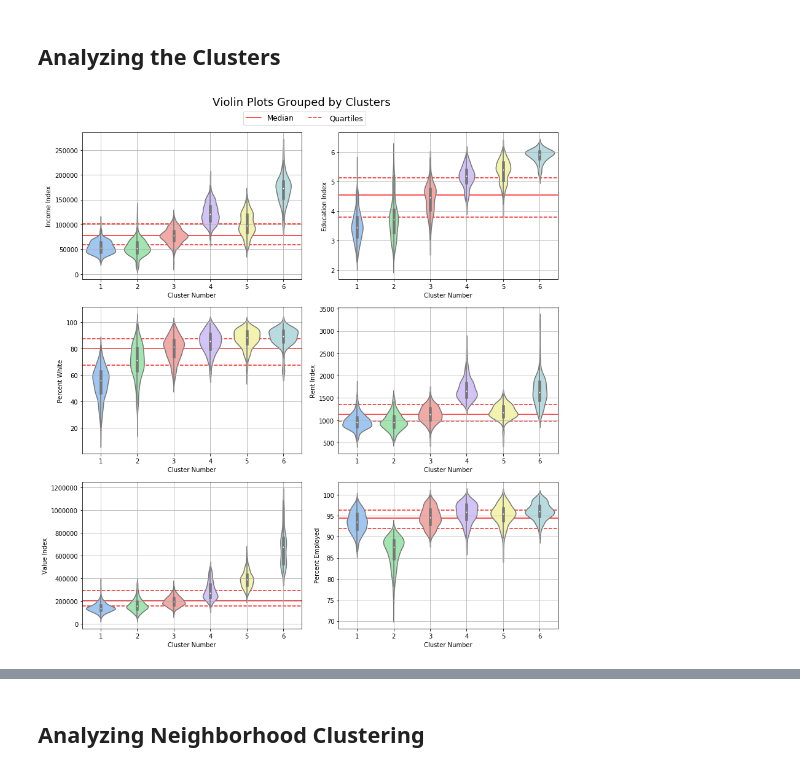
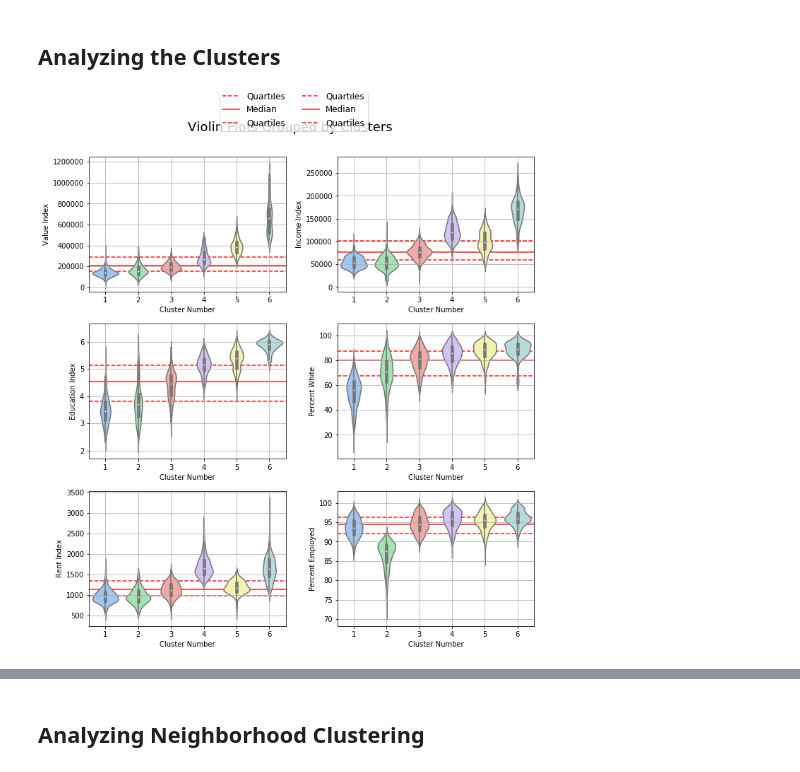
Before and after one commit to tsansom/Springboard-Data-Science, a Jupyter notebook: capstone_projects/gentrification/notebooks/7 - Clustering Analysis.ipynb, the cells around one changed output, grey strips where cells are left out. Cells and saved outputs as stored; diff of their text form; code cells hidden in the pictures.

```diff
--- a/capstone_projects/gentrification/notebooks/7 - Clustering Analysis.ipynb
+++ b/capstone_projects/gentrification/notebooks/7 - Clustering Analysis.ipynb
@@ -25,6 +25,9 @@ data = pickle.load(pickle_data)
 # rename the columns for plotting
 data.columns = ['Year', 'Income Index', 'Education Index', 'Percent White',
                 'Rent Index', 'Value Index', 'Percent Employed']
+# reorder the columns so value index is first feature
+data = data[['Year', 'Value Index', 'Income Index', 'Education Index',
+             'Percent White', 'Rent Index', 'Percent Employed']]
 # first column is year, which I don't want to mess with
 cols = data.columns[1:]
 # %% [markdown]
@@ -94,24 +97,26 @@ data.head()
 ## Analyzing the Clusters
 # %%
 # create the figure and subplot axes
-fig, axes = plt.subplots(3, 2, figsize=(12, 12))
+fig, axes = plt.subplots(3, 2, figsize=(10, 10))
 # loop through columns to make subplots
 for col, ax in zip(cols, axes.flatten()):
     # plot the violins for each column
     _ = sns.violinplot(x='clusters', y=col, data=data, ax=ax)
     # create horizontal lines for median and 25th/75th quartiles
     _ = ax.axhline(data[col].median(), c='r', label='Median', alpha=0.9, zorder=0)
     _ = ax.axhline(data[col].quantile(0.25), c='r', linestyle='--', label='Quartiles', alpha=0.9, zorder=0)
     _ = ax.axhline(data[col].quantile(0.75), c='r', linestyle='--', alpha=0.9, zorder=0)
     # rename the xlabel
     _ = ax.set(xlabel='Cluster Number')
     # turn on the grid
     _ = ax.grid()
 
 # create a super title for the figure
 _ = fig.suptitle('Violin Plots Grouped by Clusters', y=1.05, fontsize=18)
 _ = fig.tight_layout()
 # create a single legend for the entire figure
-_ = fig.legend(loc=(0.39, 0.942), ncol=2, fontsize=12)
+_ = fig.legend(loc=(0.36, 0.932), ncol=2, fontsize=12)
+
+_ = fig.savefig('../figures/violins.png', dpi=500, transparent=True, bbox_inches='tight')
 # %% [output]
-[figure, old version]
+[figure, new version]
```
Also changed, not shown: parts of 24 cells of this notebook, 3 other files.
